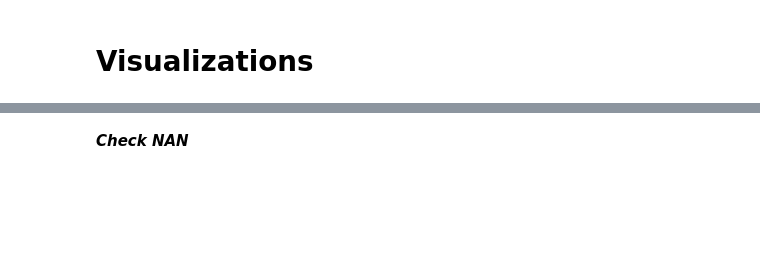
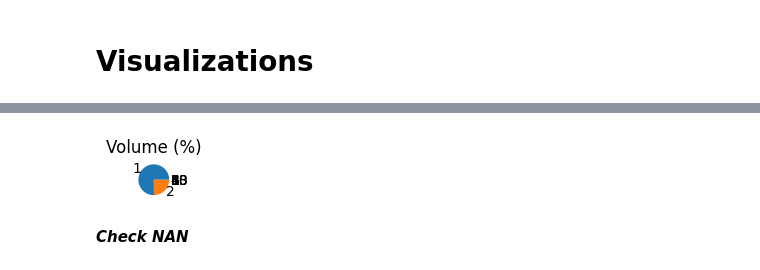
Before and after one commit to NMKHDL/Project-1, a Jupyter notebook: TXL.ipynb, the cells around one changed output, grey strips where cells are left out. Drawn from its saved outputs; the diff is of its cells as text; code cells hidden in the pictures; blank space fills up the shorter version.

```diff
--- a/TXL.ipynb
+++ b/TXL.ipynb
@@ -118,3 +150,38 @@ memory usage: 228.7+ KB
+# %%
+list_volume_avg=[]
+list_id=sorted(Counter(data_['id']))
+for i in list_id:
+    data_temp=list(data_[data_['id']==i]['volume'].values)
+    list_volume_avg.append(sum(data_temp)/len(data_temp))
+list_volume_avg_percent=[]
+for i in list_volume_avg :
+    list_volume_avg_percent.append(i/sum(list_volume_avg))
+
+plt.pie(list_volume_avg_percent,labels=list_id)
+plt.title('Volume (%)')
+plt.show()
+
+# def draw_timehigh_ID(data_,ID):
+#     temp_df=data_[data_['id']==ID]
+#     list_time_high=[]# list time theo thời gian và phút
+#     for i in list(temp_df['timeHigh']):
+#         list_time_high.append(i[0:2])
+#     l=dict(sorted(Counter(list_time_high).items()))
+#     circle=[]
+#     sum_values_l=sum(l.values())
+#     for i in l.values():
+#         circle.append(i/sum_values_l)
+#     fig = plt.subplots(nrows = 1,ncols = 2,figsize = (20,5))
+#     plt.subplot(1,2,1)
+#     plt.pie(circle,labels =list(l.keys()))
+#     plt.title('TimeHigh (%)')
+#     plt.subplot(1,2,2)
+#     plt.bar(list(l.keys()),list(l.values()))
+#     plt.title("TimeHigh of Frequency")
+#     plt.show()
+# draw_timehigh_ID(data_,1)
+# %% [output]
+[figure, added]
 # %% [markdown]
 ***Check NAN***
 # %%
```
Also changed, not shown: parts of 28 cells of this notebook.
